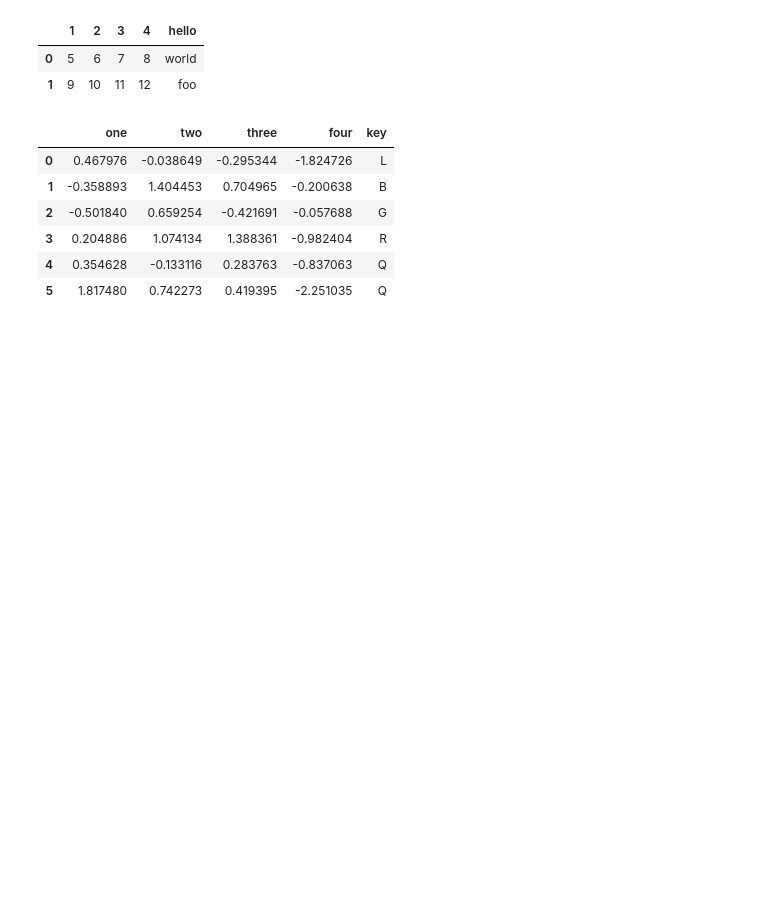
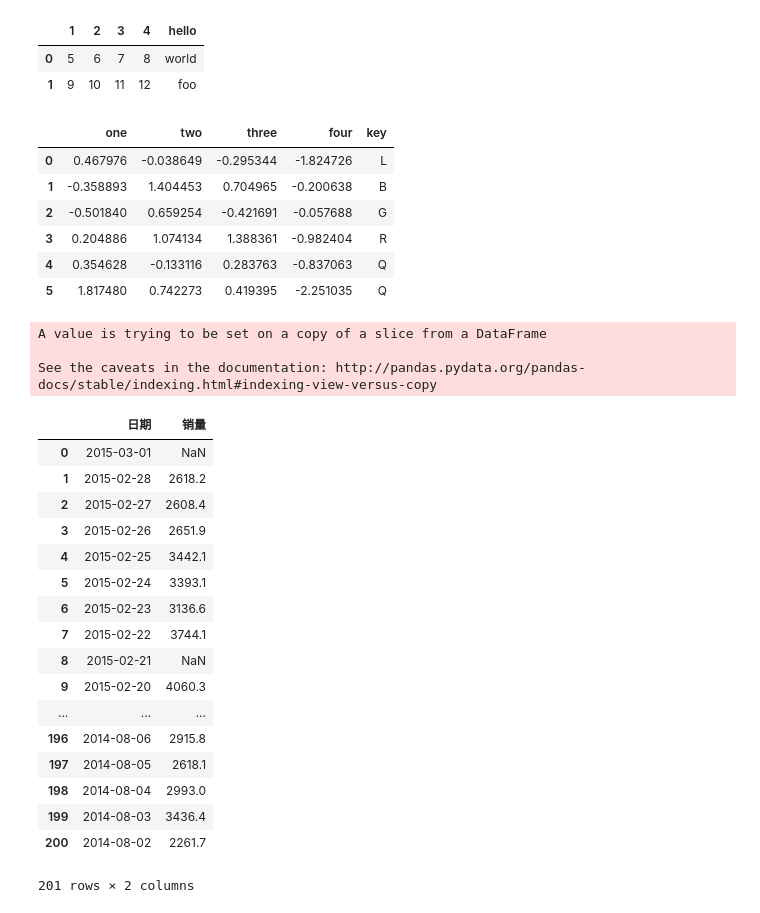
Before and after one commit to gudian1618/python_test, a Jupyter notebook: arraydemo.ipynb, the cells around one changed output. Cells and saved outputs as stored; diff of their text form; code cells hidden in the pictures; blank space fills up the shorter version.

```diff
--- a/arraydemo.ipynb
+++ b/arraydemo.ipynb
@@ -213,3 +213,48 @@ data
 | 5 | 1.817480 | 0.742273 | 0.419395 | -2.251035 | Q |
 # %%
 data.to_csv('F:\ProgramData\python_test\data\out.csv')
+# %%
+from __future__ import division
+import numpy as np
+import os
+import matplotlib.pyplot as plt
+from scipy.interpolate import lagrange
+from pandas import Series, DataFrame
+import pandas as pd
+
+np.random.seed(12345)
+plt.rc('figure', figsize=(10,6))
+
+np.set_printoptions(precision=4, threshold=500)
+pd.options.display.max_rows = 100
+### 处理缺失值---拉格朗日插值法
+inputfile = 'F:\ProgramData\python_test\data\catering_sale.xls'
+outfile = 'F:\ProgramData\python_test\data\sales.csv'
+
+data = pd.read_excel(inputfile)
+
+data['销量'][(data['销量']<400)|(data['销量']>5000)] = None
+# 自定义列向量插值函数
+# s为
+# %% [output]
+A value is trying to be set on a copy of a slice from a DataFrame
+
+See the caveats in the documentation: http://pandas.pydata.org/pandas-docs/stable/indexing.html#indexing-view-versus-copy
+|  | 日期 | 销量 |
+| 0 | 2015-03-01 | NaN |
+| 1 | 2015-02-28 | 2618.2 |
+| 2 | 2015-02-27 | 2608.4 |
+| 3 | 2015-02-26 | 2651.9 |
+| 4 | 2015-02-25 | 3442.1 |
+| 5 | 2015-02-24 | 3393.1 |
+| 6 | 2015-02-23 | 3136.6 |
+| 7 | 2015-02-22 | 3744.1 |
+| 8 | 2015-02-21 | NaN |
+| 9 | 2015-02-20 | 4060.3 |
+| ... | ... | ... |
+| 196 | 2014-08-06 | 2915.8 |
+| 197 | 2014-08-05 | 2618.1 |
+| 198 | 2014-08-04 | 2993.0 |
+| 199 | 2014-08-03 | 3436.4 |
+| 200 | 2014-08-02 | 2261.7 |
+201 rows × 2 columns
```
